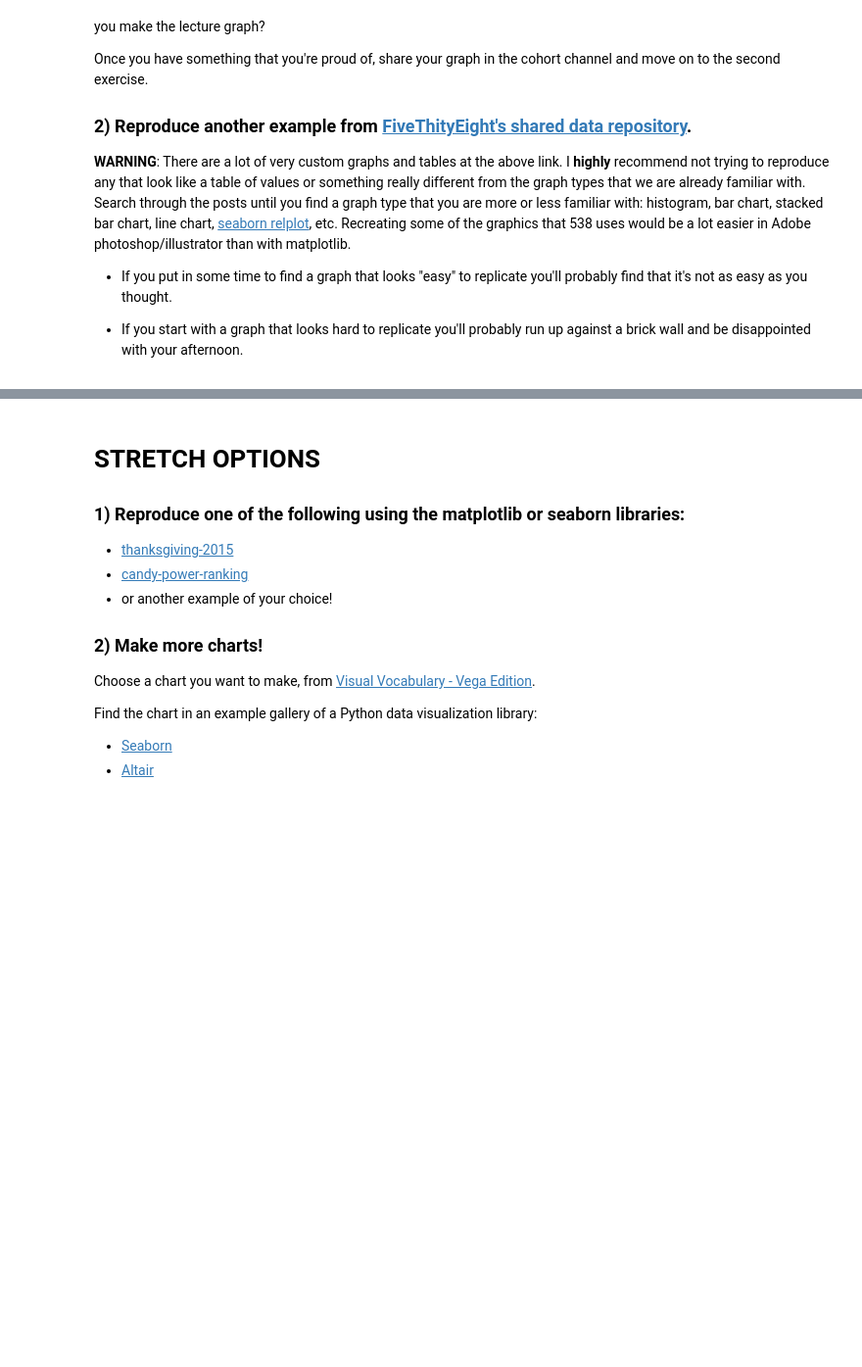
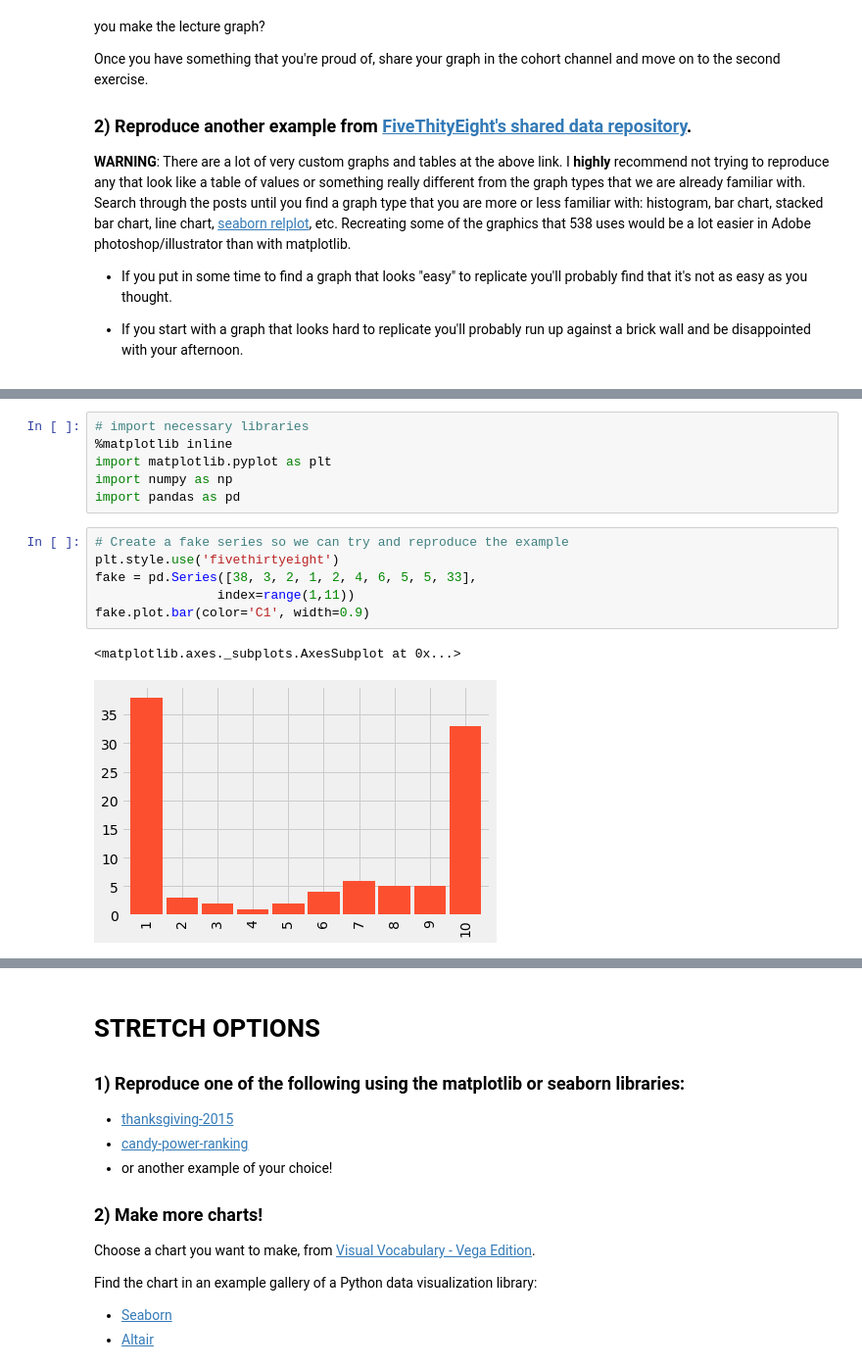
Before and after one commit to bloominstituteoftechnology/DS-Unit-1-Sprint-2-Data-Wrangling-and-Storytelling, a Jupyter notebook: module3-make-explanatory-visualizations/LS_DS_123_Make_Explanatory_Visualizations_Assignment.ipynb, the cells around one changed output, grey strips where cells are left out. Shown at 98% size. Cells and saved outputs as stored; diff of their text form; blank space fills up the shorter version.

```diff
--- a/module3-make-explanatory-visualizations/LS_DS_123_Make_Explanatory_Visualizations_Assignment.ipynb
+++ b/module3-make-explanatory-visualizations/LS_DS_123_Make_Explanatory_Visualizations_Assignment.ipynb
@@ -20,0 +30,15 @@ Once you have something that you're proud of, share your graph in the cohort cha
+# %%
+# import necessary libraries
+%matplotlib inline
+import matplotlib.pyplot as plt
+import numpy as np
+import pandas as pd
+# %%
+# Create a fake series so we can try and reproduce the example
+plt.style.use('fivethirtyeight')
+fake = pd.Series([38, 3, 2, 1, 2, 4, 6, 5, 5, 33],
+                index=range(1,11))
+fake.plot.bar(color='C1', width=0.9)
+# %% [output]
+<matplotlib.axes._subplots.AxesSubplot at 0x...>
+[figure, added]
```
Also changed, not shown: parts of 47 cells of this notebook.
